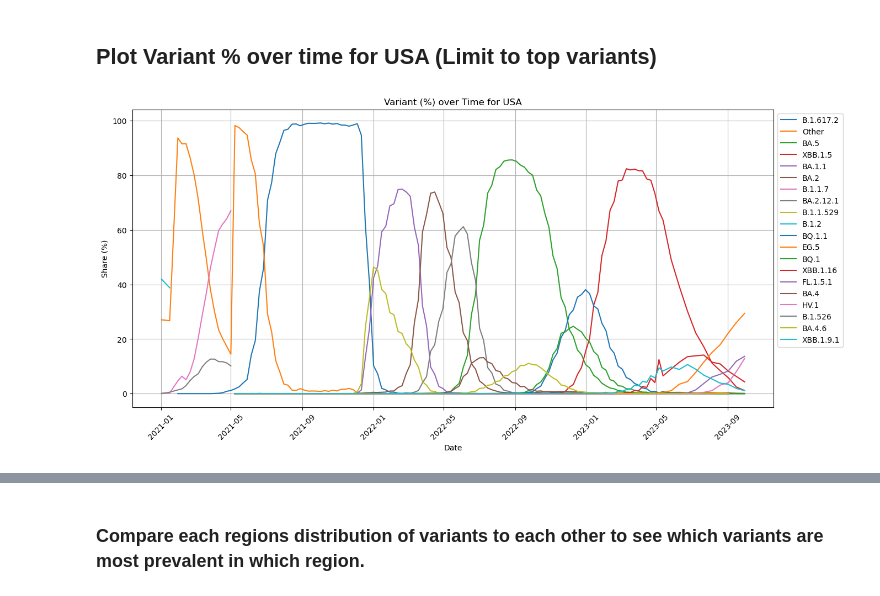
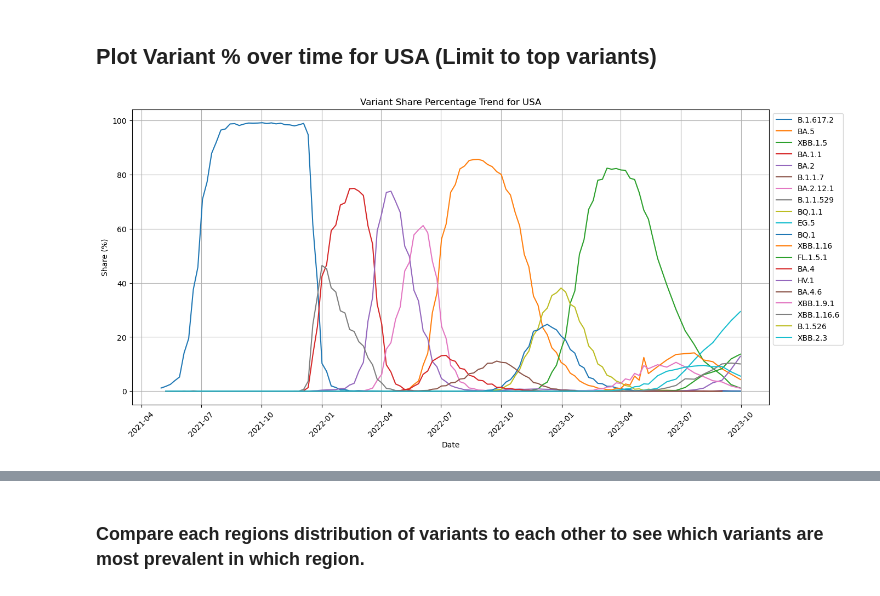
Before and after one commit to mcmonte95/Covid-Variant-Exploration-Project, a Jupyter notebook: main.ipynb, the cells around one changed output, grey strips where cells are left out. Cells and saved outputs as stored; diff of their text form; code cells hidden in the pictures.

Commit message:
add many more graphs and additonal dataset

```diff
--- a/main.ipynb
+++ b/main.ipynb
@@ -107,9 +108,18 @@ region_mapping = {
 # %%
 # Set up dataframe to group by region
 region_df['usa_or_hhsregion'].replace(region_mapping, inplace=True)
+
+# Insert column for year if needed
 region_df['Year'] = region_df['week_ending'].dt.year
+
+# Filter out irrelevent data
+region_df = region_df[region_df['week_ending'] >= '2021-05-01']
+region_df = region_df[region_df['variant'] != 'Other']
+
+# Sort from oldest to latest date
 region_df.sort_values(by='week_ending', inplace=True)
 region_df.reset_index(drop=True, inplace=True)
+
 region_df.tail()
 # %% [output]
 |  | variant | published_date | Share (%) | week_ending | usa_or_hhsregion | variant_prefix | Year |
@@ -123,30 +188,30 @@ region_df.tail()
 # %%
 # Extracting the Share (%) values for each combination
 grouped_data = region_df.groupby(['variant', 'usa_or_hhsregion','week_ending'])['Share (%)'].sum()
 
 # Selecting the specific region 'USA'
 region = 'USA'
 plt.figure(figsize=(15, 7))
 
 # Get data specific to 'USA'
 region_data = grouped_data[:, region, :]
 
 # Determine the top 20 variant_prefixes based on their maximum Share (%)
 top_variants = region_data.groupby(level=0).max().nlargest(20).index
 
 # Loop through each variant_prefix in the top_variants and plot its trend
 for variant in top_variants:
     data = region_data.xs(variant, level='variant')
     plt.plot(data.index, data.values, label=variant)
 
 # Setting plot details
-plt.title(f'Variant (%) over Time for {region}')
+plt.title(f'Variant Share Percentage Trend for {region}')
 plt.xlabel('Date')
 plt.ylabel('Share (%)')
 plt.legend(loc="upper left", bbox_to_anchor=(1,1))  # Placing legend outside the plot for clarity
 plt.xticks(rotation=45)
 plt.grid(True)
 
 plt.show()
 # %% [output]
-[figure, old version]
+[figure, new version]
```
Also changed, not shown: parts of 21 cells of this notebook, 4 other files.
